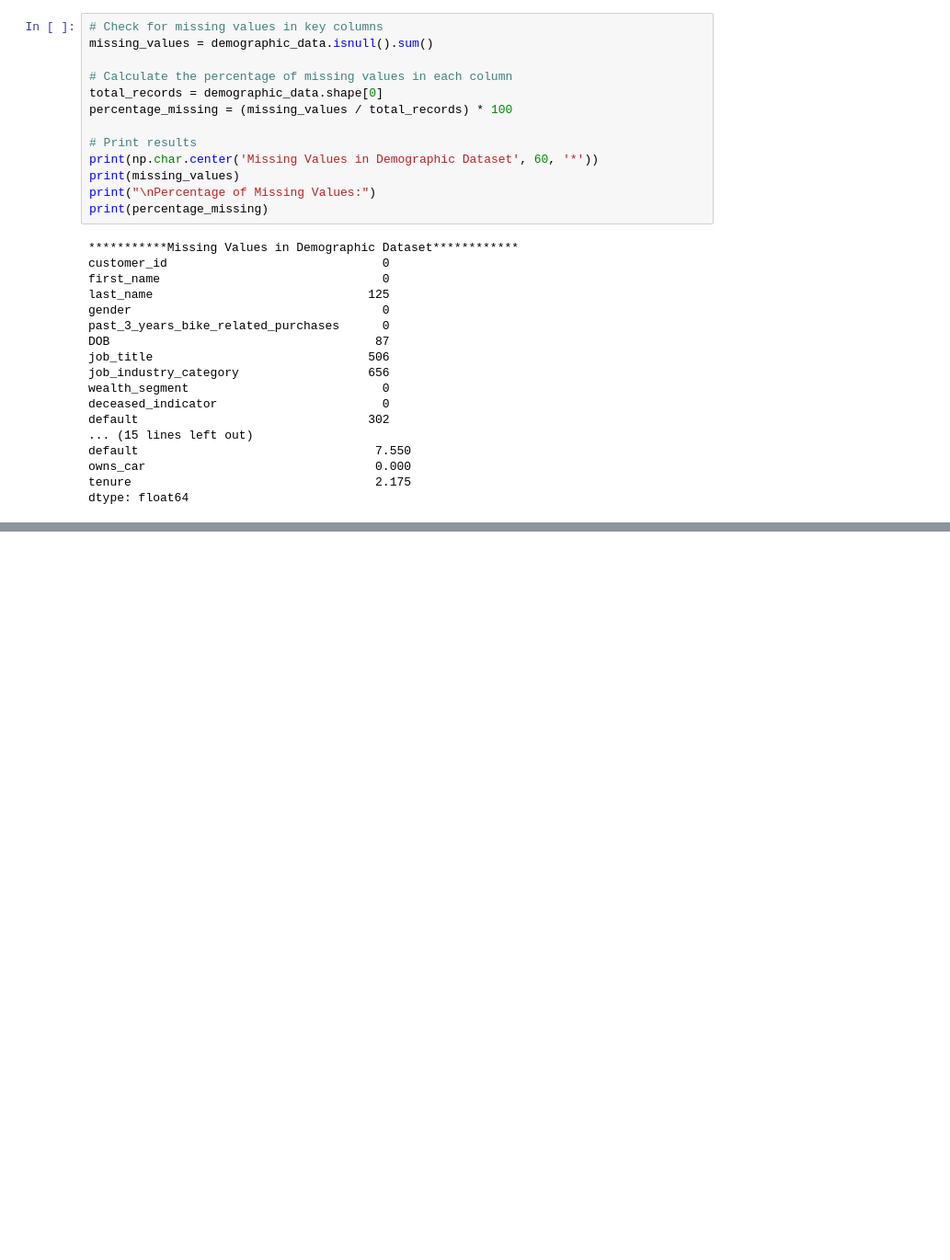
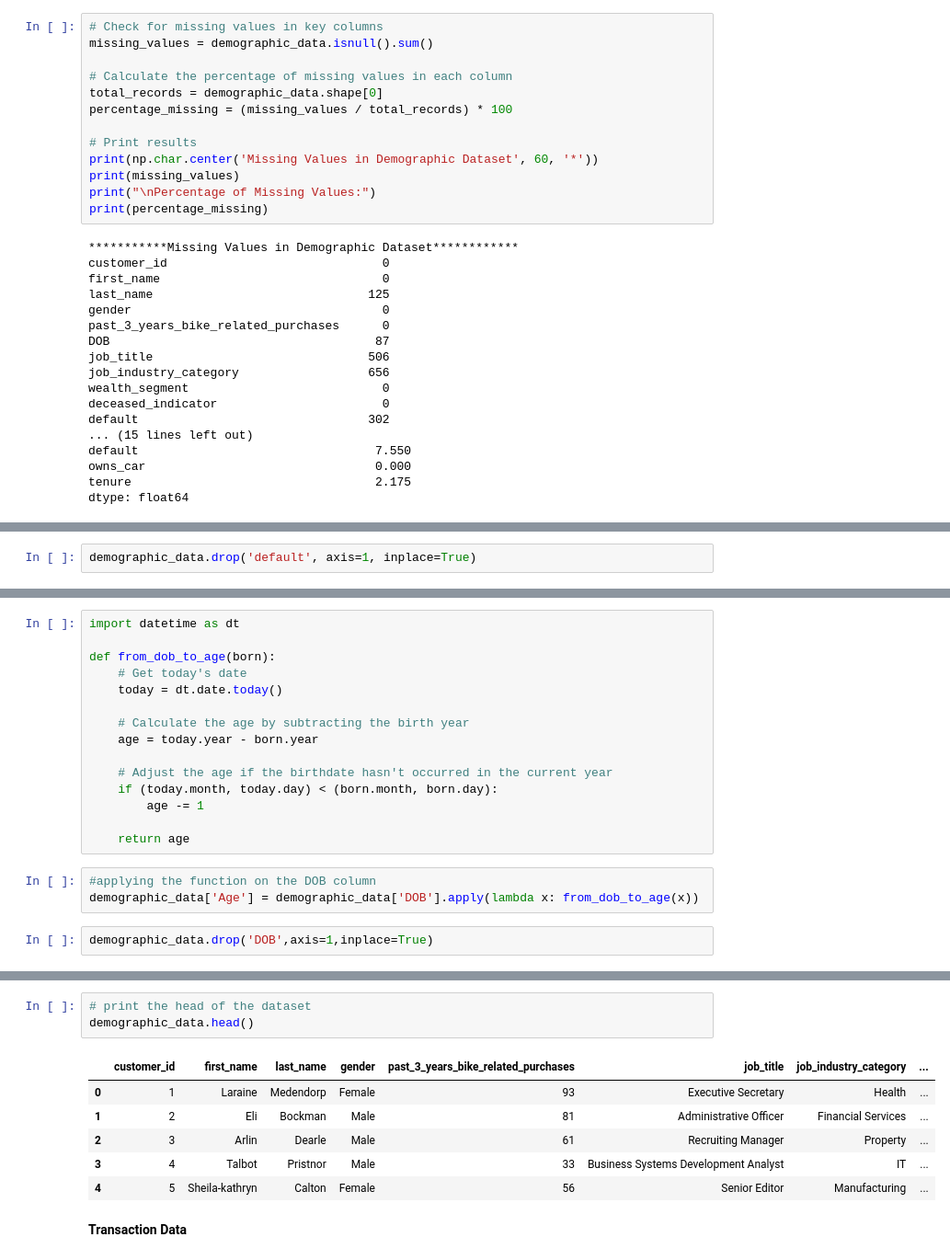
Before and after one commit to Dudimath/Sprocket_Central_Data_Analysis, a Jupyter notebook: analysis.ipynb, the cells around one changed output, grey strips where cells are left out. Shown at 92% size. Cells and saved outputs as stored; diff of their text form; blank space fills up the shorter version.

Commit message:
Data preprocessing

```diff
--- a/analysis.ipynb
+++ b/analysis.ipynb
@@ -394,0 +323,2 @@ Index: []
+# %%
+demographic_data.drop('default', axis=1, inplace=True)
@@ -394,0 +350,20 @@ Index: []
+# %%
+import datetime as dt
+
+def from_dob_to_age(born):
+    # Get today's date
+    today = dt.date.today()
+
+    # Calculate the age by subtracting the birth year
+    age = today.year - born.year
+
+    # Adjust the age if the birthdate hasn't occurred in the current year
+    if (today.month, today.day) < (born.month, born.day):
+        age -= 1
+
+    return age
+# %%
+#applying the function on the DOB column
+demographic_data['Age'] = demographic_data['DOB'].apply(lambda x: from_dob_to_age(x))
+# %%
+demographic_data.drop('DOB',axis=1,inplace=True)
@@ -394,0 +393,12 @@ Index: []
+# %%
+# print the head of the dataset
+demographic_data.head()
+# %% [output]
+|  | customer_id | first_name | last_name | gender | past_3_years_bike_related_purchases | job_title | job_industry_category | ... |
+| 0 | 1 | Laraine | Medendorp | Female | 93 | Executive Secretary | Health | ... |
+| 1 | 2 | Eli | Bockman | Male | 81 | Administrative Officer | Financial Services | ... |
+| 2 | 3 | Arlin | Dearle | Male | 61 | Recruiting Manager | Property | ... |
+| 3 | 4 | Talbot | Pristnor | Male | 33 | Business Systems Development Analyst | IT | ... |
+| 4 | 5 | Sheila-kathryn | Calton | Female | 56 | Senior Editor | Manufacturing | ... |
+# %% [markdown]
+**Transaction Data**
```
Also changed, not shown: parts of 53 cells of this notebook, 4 other files.
